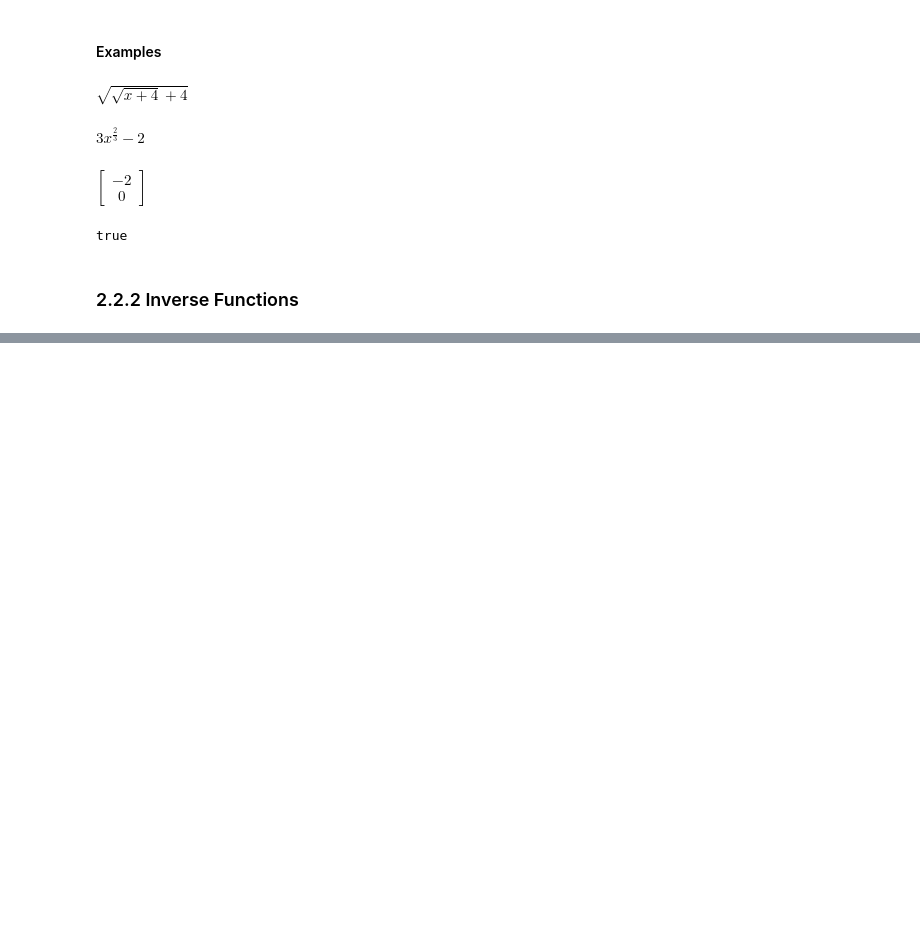
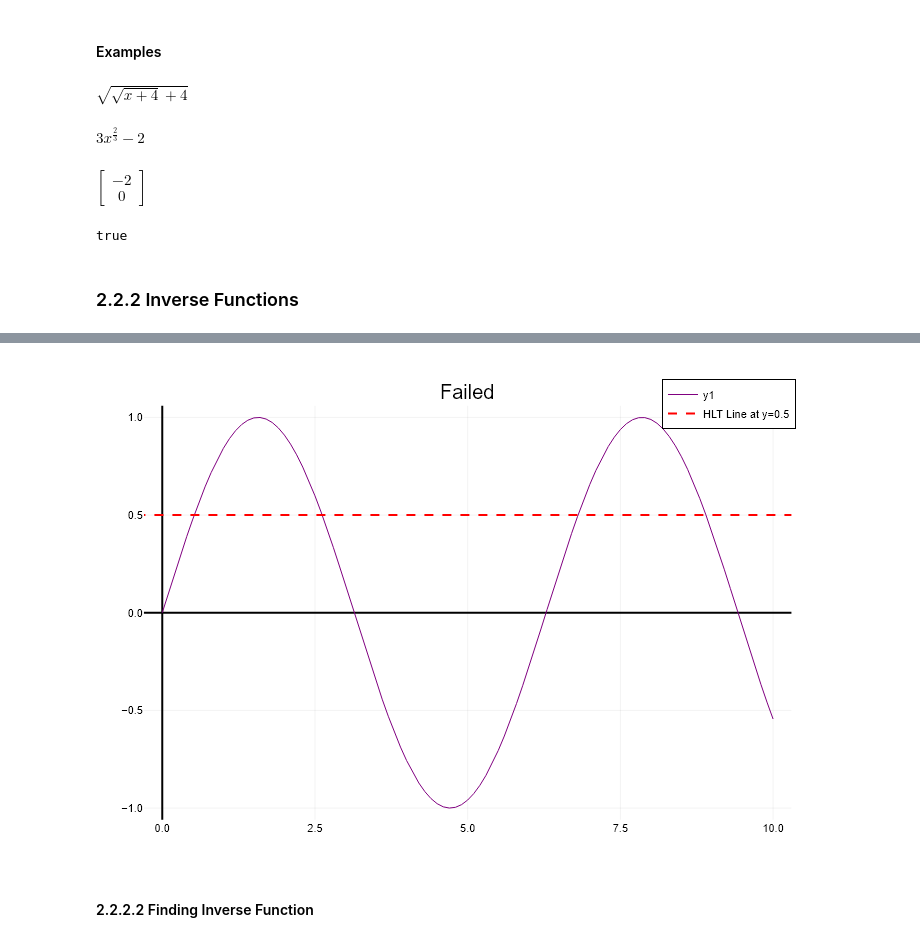
Before and after one commit to p-220w/Julia-Scientific-Modeling, a Jupyter notebook: 01_Mathematics/Module_02_Beta.ipynb, the cells around one changed output, grey strips where cells are left out. Drawn from its saved outputs; the diff is of its cells as text; code cells hidden in the pictures; blank space fills up the shorter version.

```diff
--- a/01_Mathematics/Module_02_Beta.ipynb
+++ b/01_Mathematics/Module_02_Beta.ipynb
@@ -380,0 +397,9 @@ true
+# %%
+x = 0:0.1:10
+f(x) = sin.(x)
+plot(x,f,color=:purple, framestyle=:zerolines, title="Failed")
+hline!([0.5], label="HLT Line at y=0.5", color=:red, linestyle=:dash, lw=2)
+# %% [output]
+[figure, added]
+# %% [markdown]
+#### 2.2.2.2 Finding Inverse Function
```
Also changed, not shown: parts of 8 cells of this notebook.
